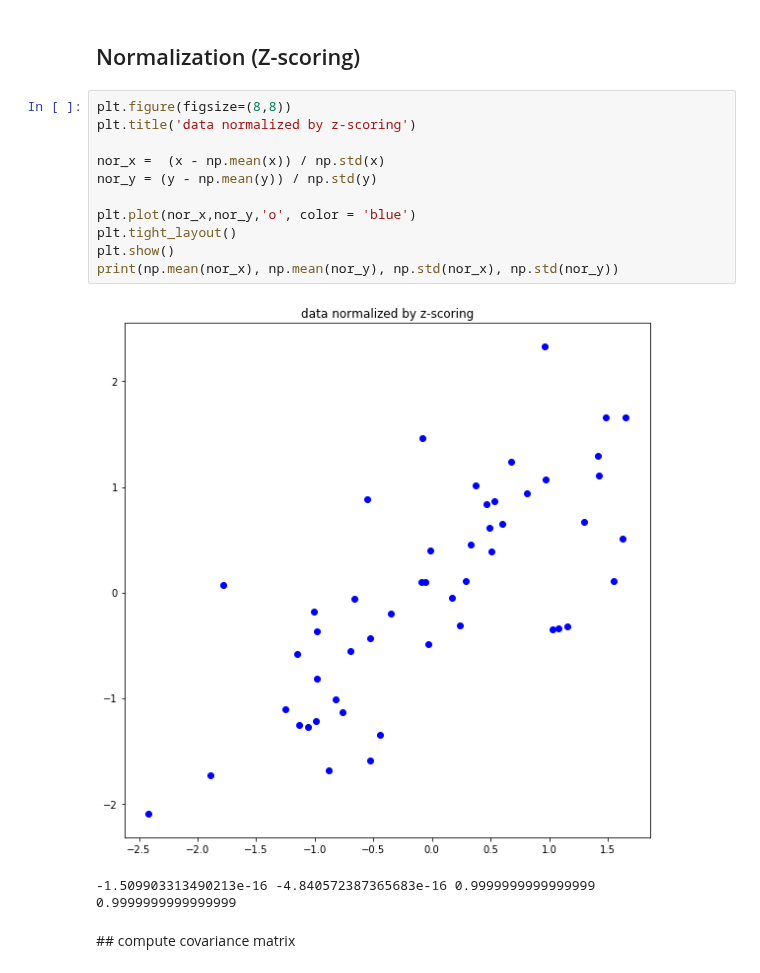
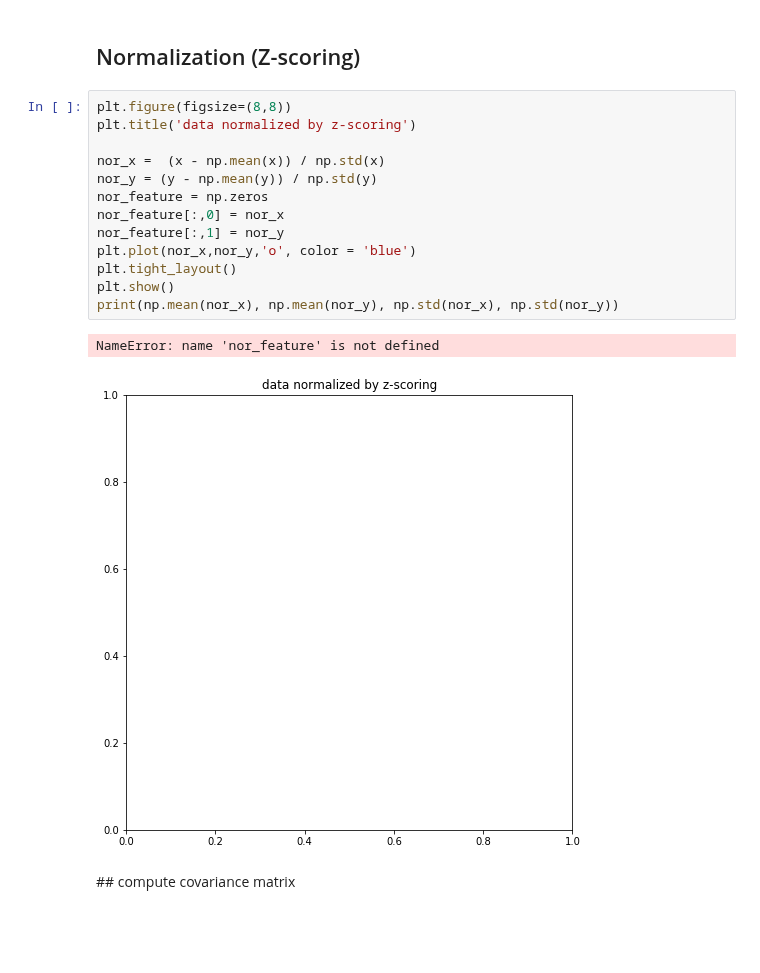
Before and after one commit to caumannerman/assignment-machine-learning, a Jupyter notebook: assignment_12.ipynb, the cells around one changed output. Saved outputs shown, nothing was run; the diff lists cells and outputs as text; blank space fills up the shorter version.

Commit message:
Add normalized feature name nor_feature

```diff
--- a/assignment_12.ipynb
+++ b/assignment_12.ipynb
@@ -39,17 +39,19 @@ plt.show()
 # %%
 plt.figure(figsize=(8,8))
 plt.title('data normalized by z-scoring')
 
 nor_x =  (x - np.mean(x)) / np.std(x)
 nor_y = (y - np.mean(y)) / np.std(y)
-
+nor_feature = np.zeros
+nor_feature[:,0] = nor_x
+nor_feature[:,1] = nor_y
 plt.plot(nor_x,nor_y,'o', color = 'blue')
 plt.tight_layout()
 plt.show()
 print(np.mean(nor_x), np.mean(nor_y), np.std(nor_x), np.std(nor_y))
 # %% [output]
+NameError: name 'nor_feature' is not defined
-[figure, old version]
+[figure, new version]
--1.509903313490213e-16 -4.840572387365683e-16 0.9999999999999999 0.9999999999999999
 # %% [markdown]
 ## compute covariance matrix
 # %%
```
Also changed, not shown: parts of 3 cells of this notebook.
